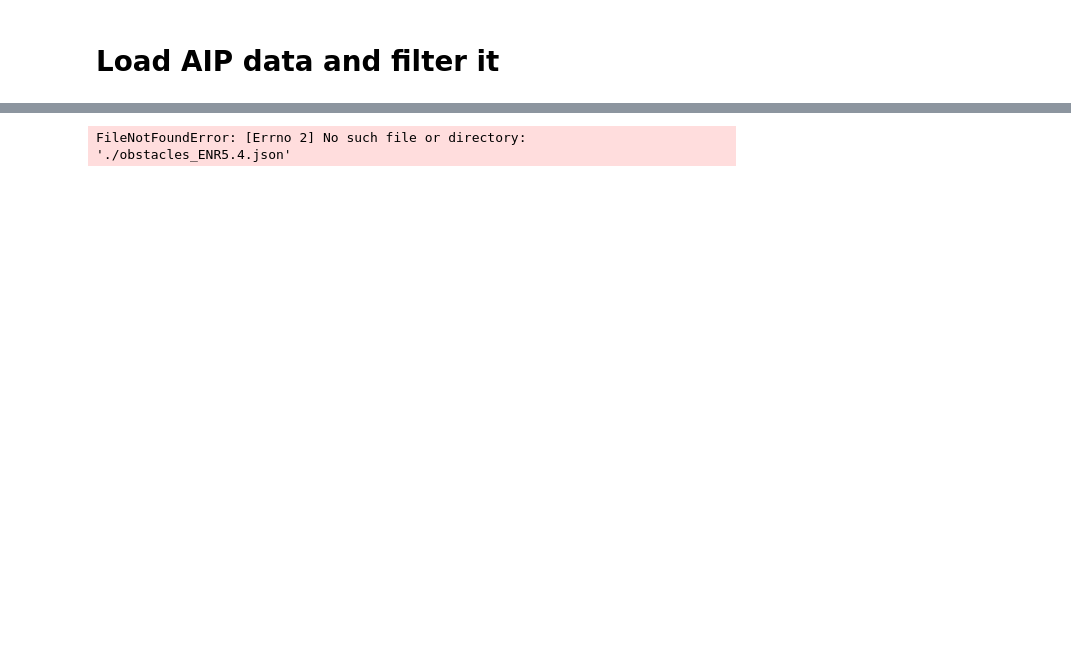
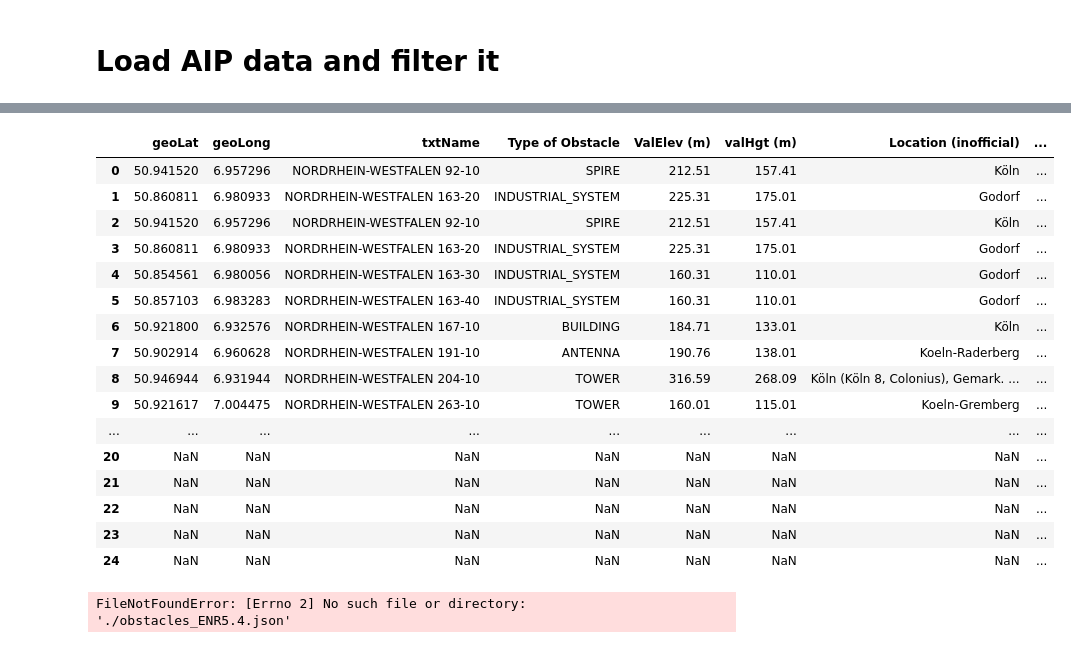
Before and after one commit to DME-3/Validate-Obstacles, a Jupyter notebook: Validate_AIP_Obstacles.ipynb, the cells around one changed output, grey strips where cells are left out. Saved outputs shown, nothing was run; the diff lists cells and outputs as text; code cells hidden in the pictures; blank space fills up the shorter version.

```diff
--- a/Validate_AIP_Obstacles.ipynb
+++ b/Validate_AIP_Obstacles.ipynb
@@ -444,0 +486,17 @@ AIP_df
+# %%
+validation_data = lidar_validation_data.copy()
+
+# Process AIP_df
+for _, row in AIP_df.iterrows():
+    closest_index, min_distance = find_closest_within_threshold(row, validation_data, 40)
+    new_row = row.to_dict()
+    print(closest_index)
+    if closest_index is not None:
+        new_row.update(validation_data.loc[closest_index, ['lat', 'lon', 'z_egm96', 'dem_gnd_elev_egm96', 'cluster']].to_dict())
+        #validation_data.drop(closest_index, inplace=True)  # Remove the used point
+    else:
+        new_row.update({'lat': np.nan, 'lon': np.nan, 'z_egm96': np.nan, 'dem_gnd_elev_egm96': np.nan})
+    new_row['delta_H'] = min_distance if min_distance is not None else np.nan
+    new_row['delta_V'] = new_row['z_egm96'] - new_row['ValElev (m)'] if 'z_egm96' in new_row else np.nan
+    new_row_df = pd.DataFrame([new_row])
+    AIP_validated_df = pd.concat([AIP_validated_df, new_row_df], ignore_index=True)
@@ -445,3 +515,33 @@ AIP_df
+# %%
+# Completing the addition of unused entries from highest_points to AIP_validated_df
+for _, row in lidar_validation_data.iterrows():
+    new_row = {col: np.nan for col in AIP_df.columns}
+    new_row.update(row[['lat', 'lon', 'z_egm96', 'dem_gnd_elev_egm96']].to_dict())
+    new_row['delta_H'] = np.nan  # No corresponding AIP_df entry, so delta_H is NaN
+    new_row['delta_V'] = np.nan  # No corresponding AIP_df entry, so delta_V is NaN
+    new_row_df = pd.DataFrame([new_row])
+    AIP_validated_df = pd.concat([AIP_validated_df, new_row_df], ignore_index=True)
+# %%
+
+AIP_validated_df
+# %% [output]
+|  | geoLat | geoLong | txtName | Type of Obstacle | ValElev (m) | valHgt (m) | Location (inofficial) | ... |
+| 0 | 50.941520 | 6.957296 | NORDRHEIN-WESTFALEN 92-10 | SPIRE | 212.51 | 157.41 | Köln | ... |
+| 1 | 50.860811 | 6.980933 | NORDRHEIN-WESTFALEN 163-20 | INDUSTRIAL_SYSTEM | 225.31 | 175.01 | Godorf | ... |
+| 2 | 50.941520 | 6.957296 | NORDRHEIN-WESTFALEN 92-10 | SPIRE | 212.51 | 157.41 | Köln | ... |
+| 3 | 50.860811 | 6.980933 | NORDRHEIN-WESTFALEN 163-20 | INDUSTRIAL_SYSTEM | 225.31 | 175.01 | Godorf | ... |
+| 4 | 50.854561 | 6.980056 | NORDRHEIN-WESTFALEN 163-30 | INDUSTRIAL_SYSTEM | 160.31 | 110.01 | Godorf | ... |
+| 5 | 50.857103 | 6.983283 | NORDRHEIN-WESTFALEN 163-40 | INDUSTRIAL_SYSTEM | 160.31 | 110.01 | Godorf | ... |
+| 6 | 50.921800 | 6.932576 | NORDRHEIN-WESTFALEN 167-10 | BUILDING | 184.71 | 133.01 | Köln | ... |
+| 7 | 50.902914 | 6.960628 | NORDRHEIN-WESTFALEN 191-10 | ANTENNA | 190.76 | 138.01 | Koeln-Raderberg | ... |
+| 8 | 50.946944 | 6.931944 | NORDRHEIN-WESTFALEN 204-10 | TOWER | 316.59 | 268.09 | Köln (Köln 8, Colonius), Gemark. ... | ... |
+| 9 | 50.921617 | 7.004475 | NORDRHEIN-WESTFALEN 263-10 | TOWER | 160.01 | 115.01 | Koeln-Gremberg | ... |
+| ... | ... | ... | ... | ... | ... | ... | ... | ... |
+| 20 | NaN | NaN | NaN | NaN | NaN | NaN | NaN | ... |
+| 21 | NaN | NaN | NaN | NaN | NaN | NaN | NaN | ... |
+| 22 | NaN | NaN | NaN | NaN | NaN | NaN | NaN | ... |
+| 23 | NaN | NaN | NaN | NaN | NaN | NaN | NaN | ... |
+| 24 | NaN | NaN | NaN | NaN | NaN | NaN | NaN | ... |
 # %%
 # Open obstacle database
 #
```
Also changed, not shown: parts of 17 cells of this notebook.
